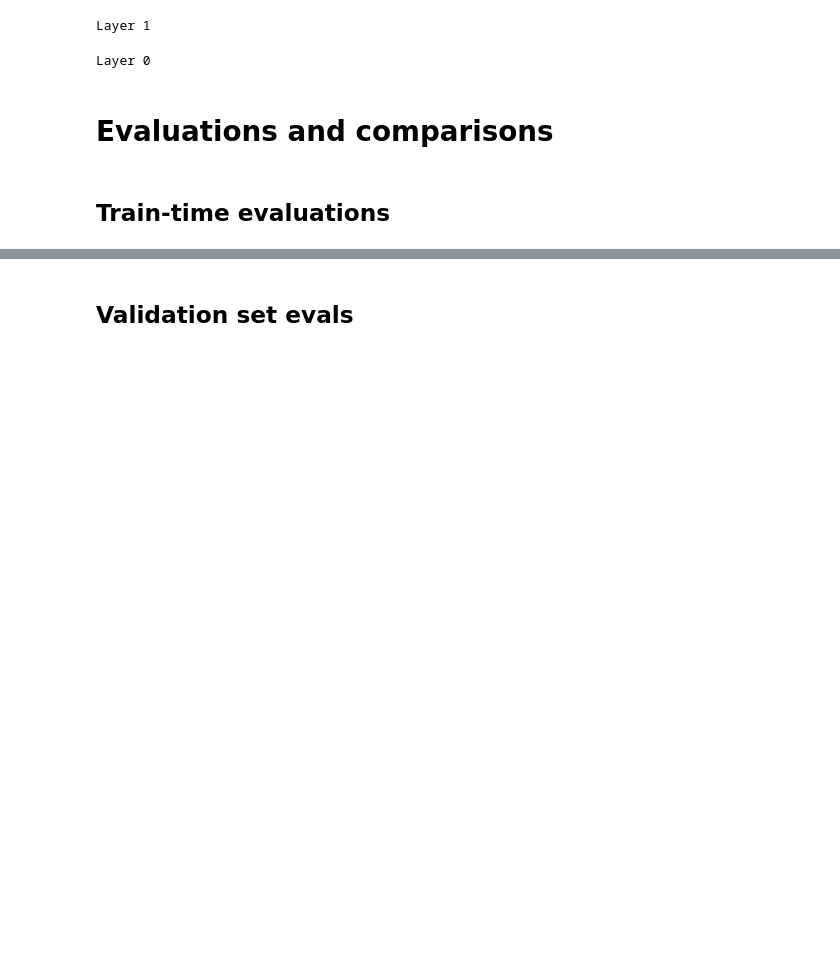
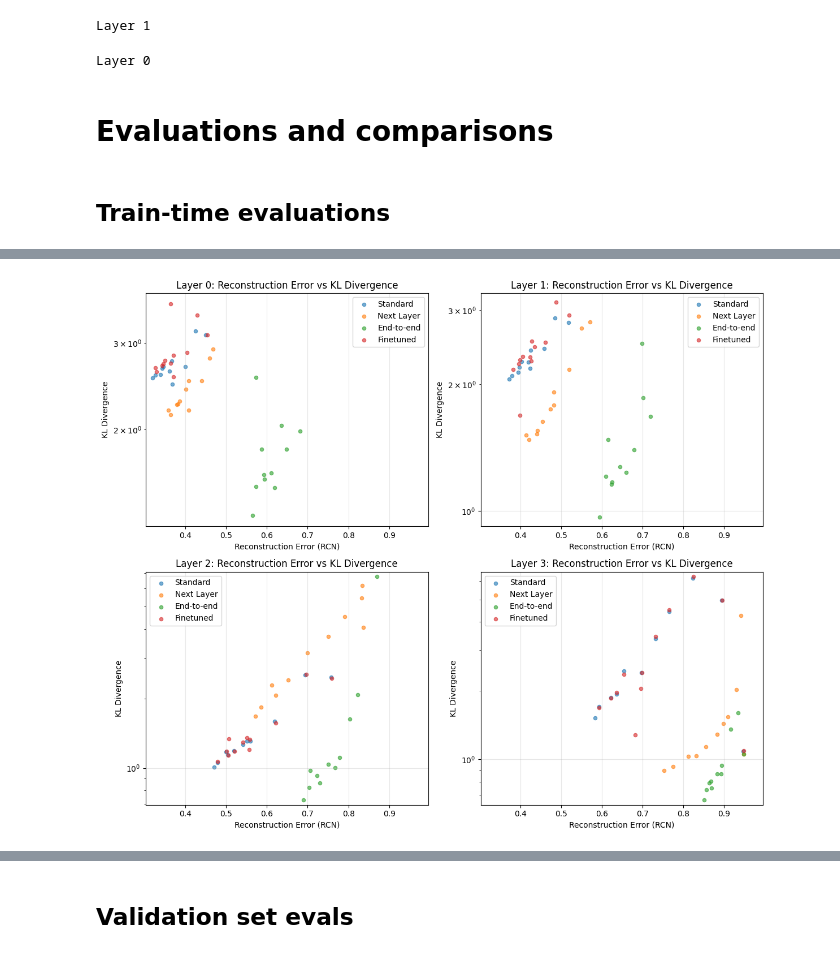
Before and after one commit to evan-lloyd/mechinterp-experiments, a Jupyter notebook: tiny_stories_sae/e2e_demo.ipynb, the cells around one changed output, grey strips where cells are left out. Saved outputs shown, nothing was run; the diff lists cells and outputs as text; code cells hidden in the pictures; blank space fills up the shorter version.

```diff
--- a/tiny_stories_sae/e2e_demo.ipynb
+++ b/tiny_stories_sae/e2e_demo.ipynb
@@ -314,0 +376,59 @@ plt.show()
+# %%
+# Plot reconstruction error vs KL divergence for each layer separately
+fig, axes = plt.subplots(2, 2, figsize=(12, 10))
+axes = axes.flatten()
+
+# Collect all RCN values across all layers and methods to determine global x-axis limits
+all_rcn_values = []
+for layer in range(model.config.num_layers):
+    for method in training_results.keys():
+        rcn_data = training_results[method][layer]['rcn']
+        _, rcn_values = zip(*rcn_data)
+        all_rcn_values.extend(rcn_values)
+
+# Calculate global x-axis limits
+global_rcn_min, global_rcn_max = min(all_rcn_values), max(all_rcn_values)
+
+for layer in range(model.config.num_layers):
+    ax = axes[layer]
+
+    # Collect all KL values for this layer to determine y-axis limits
+    layer_kl_values = []
+    for method in training_results.keys():
+        kl_data = training_results[method][layer]['rep_kl']
+        _, kl_values = zip(*kl_data)
+        layer_kl_values.extend(kl_values)
+
+    # Calculate layer-specific y-axis limits
+    kl_min, kl_max = min(layer_kl_values), max(layer_kl_values)
+
+    for method in training_results.keys():
+        # Get reconstruction error (rcn) and KL divergence for this layer
+        rcn_data = training_results[method][layer]['rcn']
+        kl_data = training_results[method][layer]['rep_kl']
+
+        # Extract values from the (tokens, value) tuples
+        _, rcn_values = zip(*rcn_data)
+        _, kl_values = zip(*kl_data)
+
+        # Create scatter plot
+        ax.scatter(rcn_values, kl_values, alpha=0.6, s=20,
+                  label=f'{method.value}')
+
+    ax.set_xlabel('Reconstruction Error (RCN)')
+    ax.set_ylabel('KL Divergence')
+    ax.set_title(f'Layer {layer}: Reconstruction Error vs KL Divergence')
+    ax.legend()
+    ax.grid(True, alpha=0.3)
+
+    # Set consistent x-axis limits across all layers, layer-specific y-axis limits
+    ax.set_xlim(global_rcn_min * 0.95, global_rcn_max * 1.05)
+    ax.set_ylim(kl_min * 0.95, kl_max * 1.05)
+
+    # Set log scale for better visualization
+    ax.set_yscale('log')
+
+plt.tight_layout()
+plt.show()
+# %% [output]
+[figure, added]
```
Also changed, not shown: parts of 13 cells of this notebook, 4 other files.
